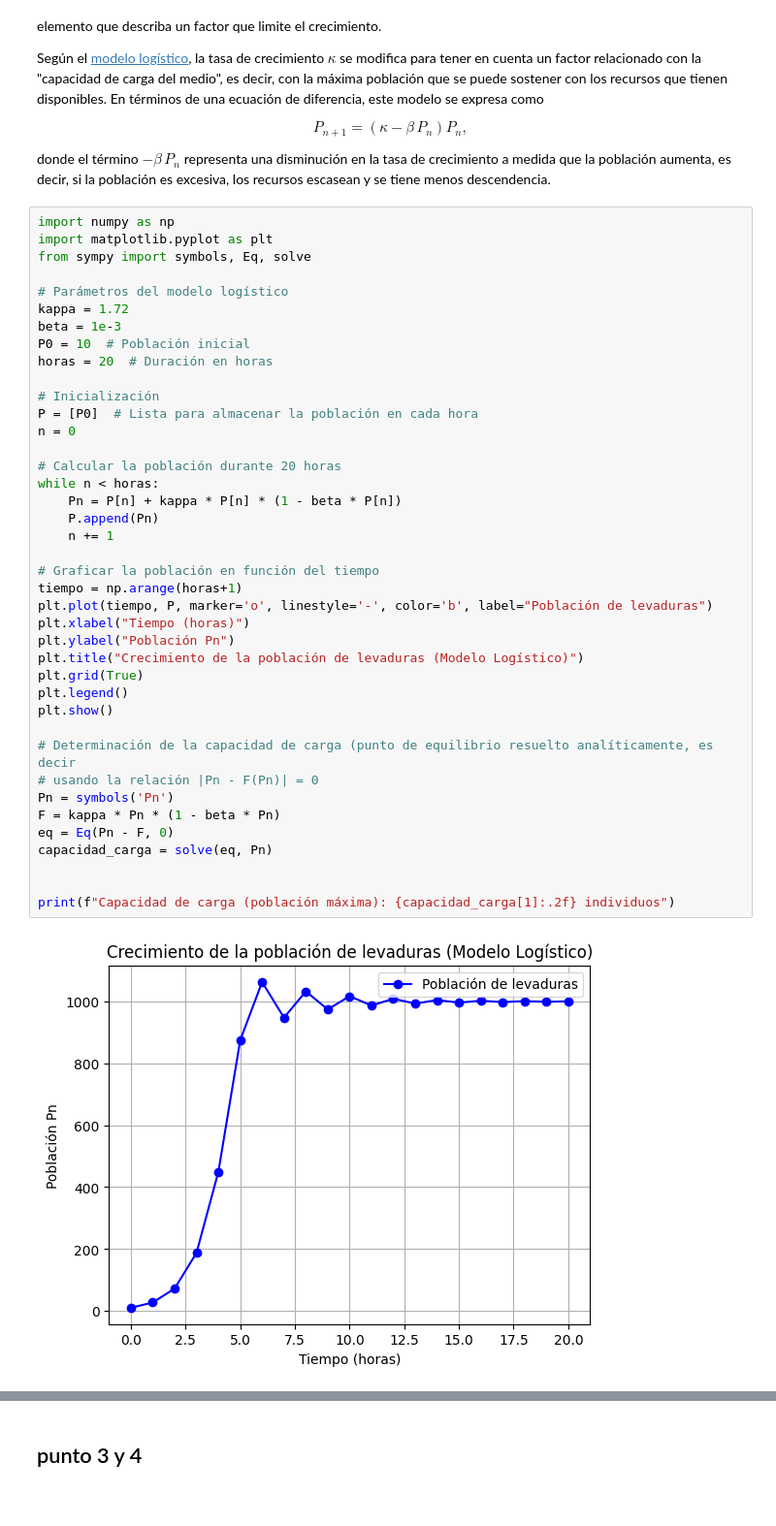
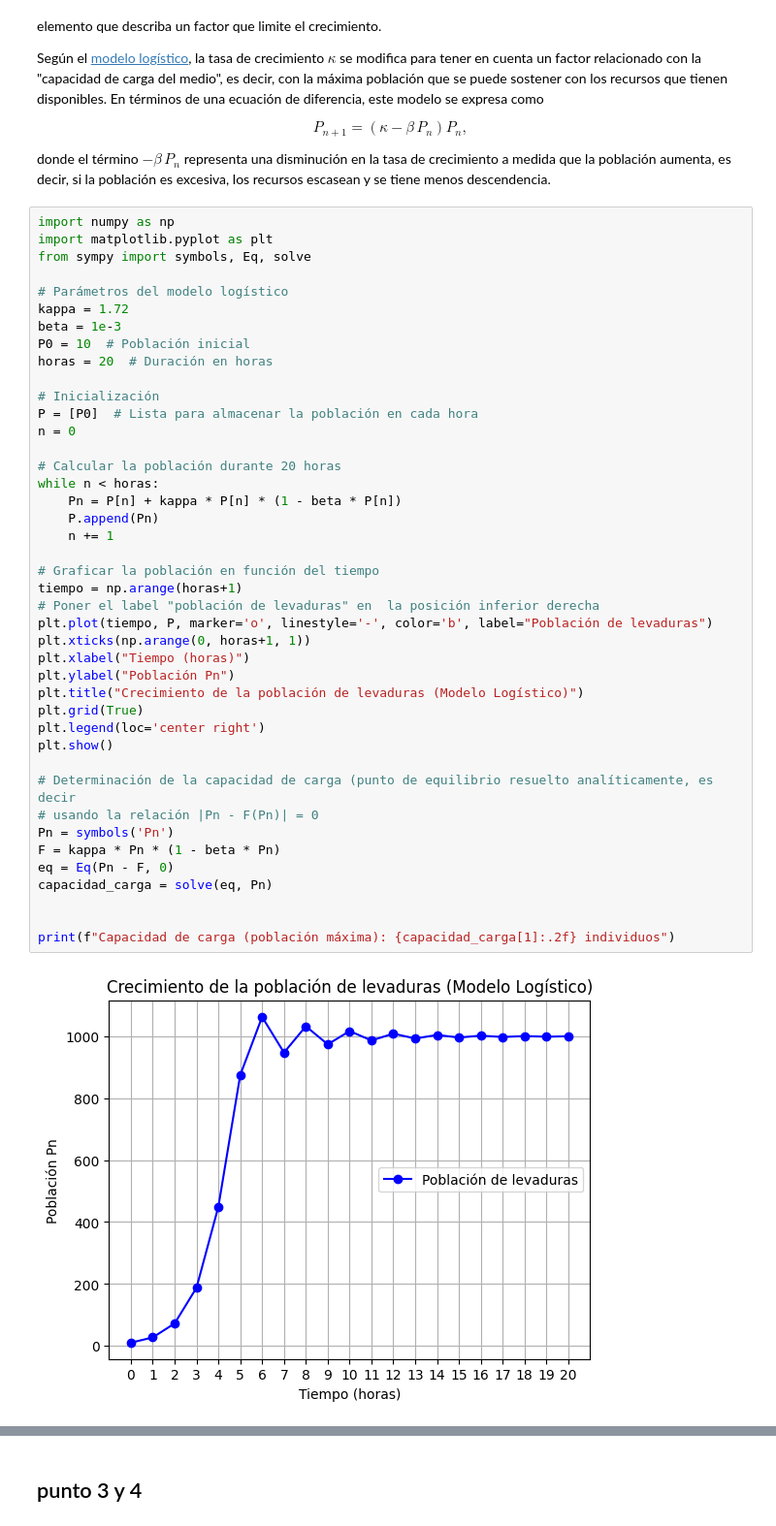
Before and after one commit to JsebastianUVPRQ/classical_trajectory, a Jupyter notebook: Intro_modeling_math/tll/taller7_imm.ipynb, the cells around one changed output, grey strips where cells are left out. Shown at 97% size. Cells and saved outputs as stored; diff of their text form.

```diff
--- a/Intro_modeling_math/tll/taller7_imm.ipynb
+++ b/Intro_modeling_math/tll/taller7_imm.ipynb
@@ -22,35 +22,37 @@ horas = 20  # Duración en horas
 
 # Inicialización
 P = [P0]  # Lista para almacenar la población en cada hora
 n = 0
 
 # Calcular la población durante 20 horas
 while n < horas:
     Pn = P[n] + kappa * P[n] * (1 - beta * P[n])
     P.append(Pn)
     n += 1
 
 # Graficar la población en función del tiempo
 tiempo = np.arange(horas+1)
+# Poner el label "población de levaduras" en  la posición inferior derecha
 plt.plot(tiempo, P, marker='o', linestyle='-', color='b', label="Población de levaduras")
+plt.xticks(np.arange(0, horas+1, 1))
 plt.xlabel("Tiempo (horas)")
 plt.ylabel("Población Pn")
 plt.title("Crecimiento de la población de levaduras (Modelo Logístico)")
 plt.grid(True)
-plt.legend()
+plt.legend(loc='center right')
 plt.show()
 
 # Determinación de la capacidad de carga (punto de equilibrio resuelto analíticamente, es decir
 # usando la relación |Pn - F(Pn)| = 0
 Pn = symbols('Pn')
 F = kappa * Pn * (1 - beta * Pn)
 eq = Eq(Pn - F, 0)
 capacidad_carga = solve(eq, Pn)
 
 
 print(f"Capacidad de carga (población máxima): {capacidad_carga[1]:.2f} individuos")
 # %% [output]
-[figure, old version]
+[figure, new version]
 Capacidad de carga (población máxima): 418.60 individuos
 # %% [markdown]
 ## punto 3 y 4
```
Also changed, not shown: parts of 1 cell of this notebook.
